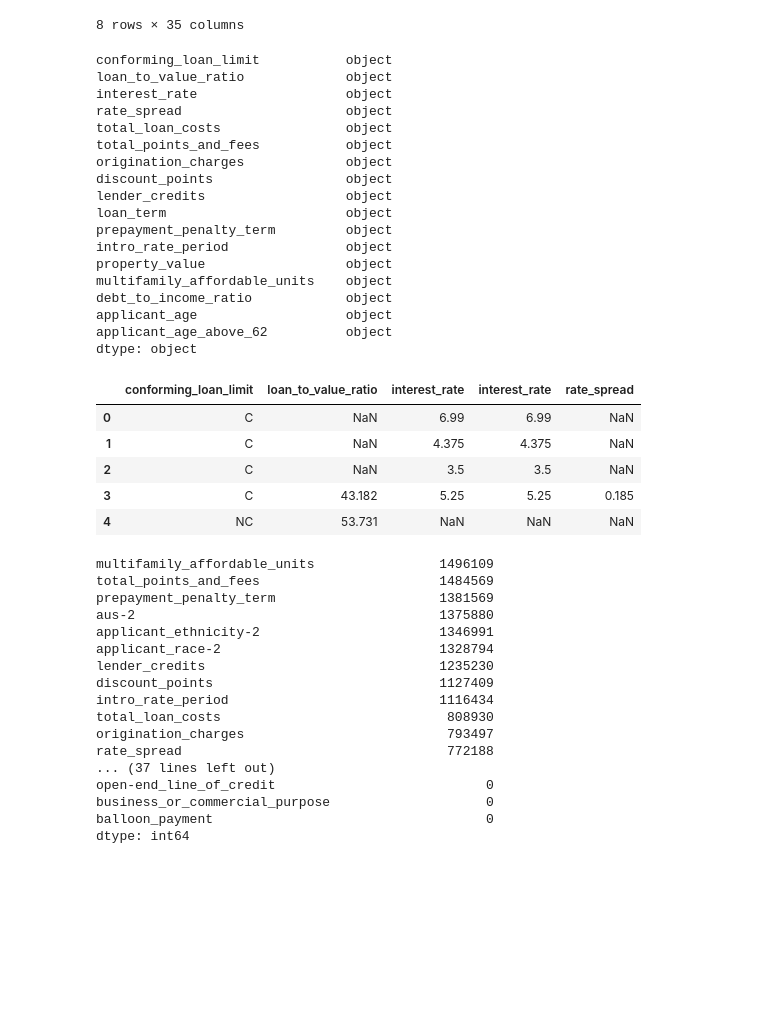
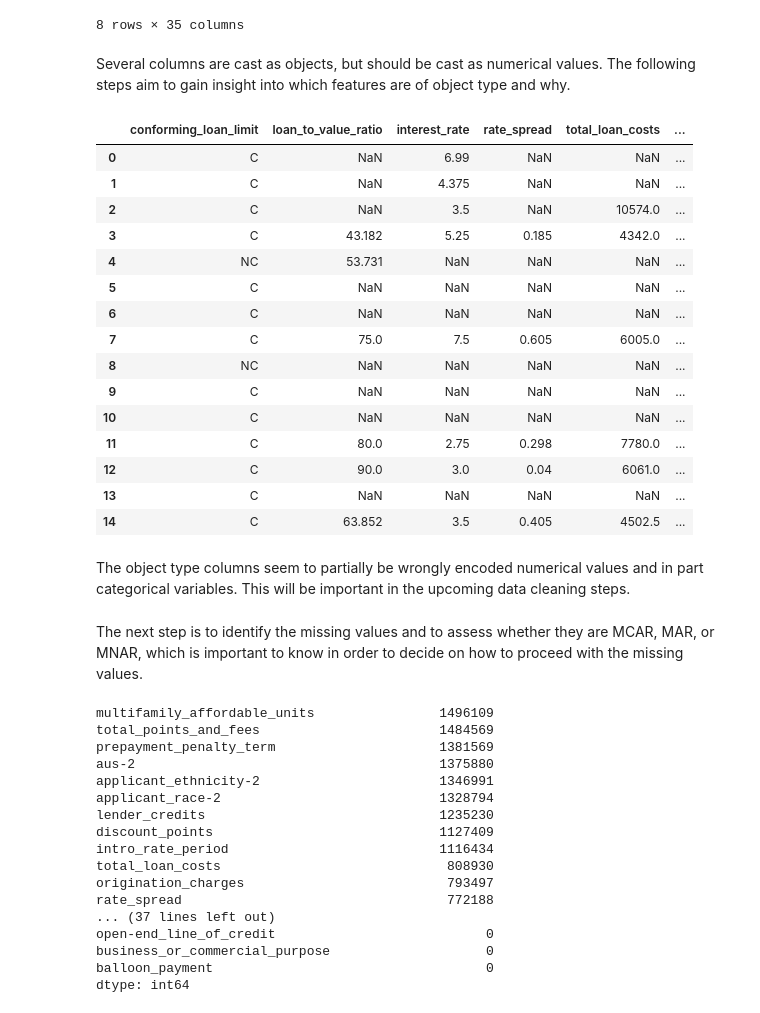
Before and after one commit to HaukeSchwarz/Thesis, a Jupyter notebook: notebooks/Main_Data_Analysis_Pipeline.ipynb, the cells around one changed output. Saved outputs shown, nothing was run; the diff lists cells and outputs as text; code cells hidden in the pictures; blank space fills up the shorter version.

```diff
--- a/notebooks/Main_Data_Analysis_Pipeline.ipynb
+++ b/notebooks/Main_Data_Analysis_Pipeline.ipynb
@@ -147,36 +155,35 @@ HMDA_clean.describe()
 | 75% | 6.073000e+03 | 4.000000e+00 | 2.000000e+00 | 2.000000e+00 | 1.000000e+00 | 3.200000e+01 | 1.000000e+00 | ... |
 | max | 6.115000e+03 | 8.000000e+00 | 7.200000e+01 | 2.000000e+00 | 4.000000e+00 | 3.200000e+01 | 2.000000e+00 | ... |
 8 rows × 35 columns
+# %% [markdown]
+Several columns are cast as objects, but should be cast as numerical values. The following steps aim to gain insight into which features are of object type and why.
 # %%
 HMDA_clean.dtypes[HMDA_clean.dtypes == "object"]
+
+object_columns = list(HMDA_clean.select_dtypes(include=['object']).columns)
-# %% [output]
-conforming_loan_limit           object
-loan_to_value_ratio             object
-interest_rate                   object
-rate_spread                     object
-total_loan_costs                object
-total_points_and_fees           object
-origination_charges             object
-discount_points                 object
-lender_credits                  object
-loan_term                       object
-prepayment_penalty_term         object
-intro_rate_period               object
-property_value                  object
-multifamily_affordable_units    object
-debt_to_income_ratio            object
-applicant_age                   object
-applicant_age_above_62          object
-dtype: object
-# %%
-HMDA_clean[["conforming_loan_limit", "loan_to_value_ratio", "interest_rate", "interest_rate", "rate_spread"]].head()
-# %% [output]
-|  | conforming_loan_limit | loan_to_value_ratio | interest_rate | interest_rate | rate_spread |
-| 0 | C | NaN | 6.99 | 6.99 | NaN |
-| 1 | C | NaN | 4.375 | 4.375 | NaN |
-| 2 | C | NaN | 3.5 | 3.5 | NaN |
-| 3 | C | 43.182 | 5.25 | 5.25 | 0.185 |
-| 4 | NC | 53.731 | NaN | NaN | NaN |
+# %%
+HMDA_clean[object_columns].head(15)
+# %% [output]
+|  | conforming_loan_limit | loan_to_value_ratio | interest_rate | rate_spread | total_loan_costs | ... |
+| 0 | C | NaN | 6.99 | NaN | NaN | ... |
+| 1 | C | NaN | 4.375 | NaN | NaN | ... |
+| 2 | C | NaN | 3.5 | NaN | 10574.0 | ... |
+| 3 | C | 43.182 | 5.25 | 0.185 | 4342.0 | ... |
+| 4 | NC | 53.731 | NaN | NaN | NaN | ... |
+| 5 | C | NaN | NaN | NaN | NaN | ... |
+| 6 | C | NaN | NaN | NaN | NaN | ... |
+| 7 | C | 75.0 | 7.5 | 0.605 | 6005.0 | ... |
+| 8 | NC | NaN | NaN | NaN | NaN | ... |
+| 9 | C | NaN | NaN | NaN | NaN | ... |
+| 10 | C | NaN | NaN | NaN | NaN | ... |
+| 11 | C | 80.0 | 2.75 | 0.298 | 7780.0 | ... |
+| 12 | C | 90.0 | 3.0 | 0.04 | 6061.0 | ... |
+| 13 | C | NaN | NaN | NaN | NaN | ... |
+| 14 | C | 63.852 | 3.5 | 0.405 | 4502.5 | ... |
+# %% [markdown]
+The object type columns seem to partially be wrongly encoded numerical values and in part categorical variables. This will be important in the upcoming data cleaning steps.
+# %% [markdown]
+The next step is to identify the missing values and to assess whether they are MCAR, MAR, or MNAR, which is important to know in order to decide on how to proceed with the missing values.
 # %%
 HMDA_clean.isnull().sum().sort_values(ascending=False)
 # %% [output]
```
Also changed, not shown: parts of 9 cells of this notebook, 4 other files.
